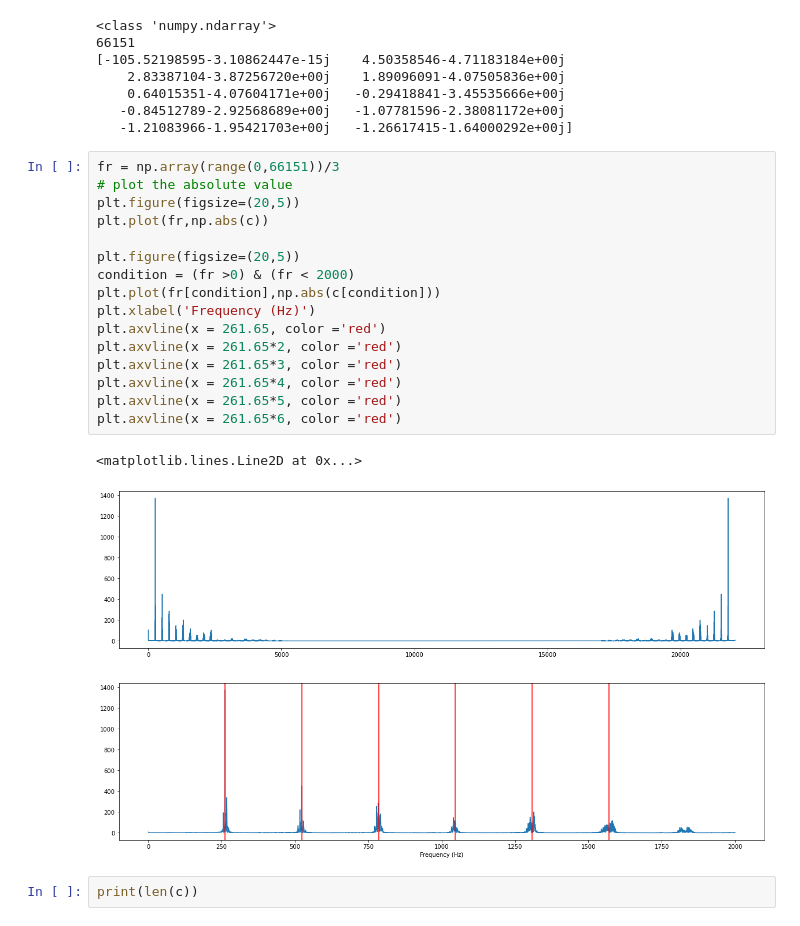
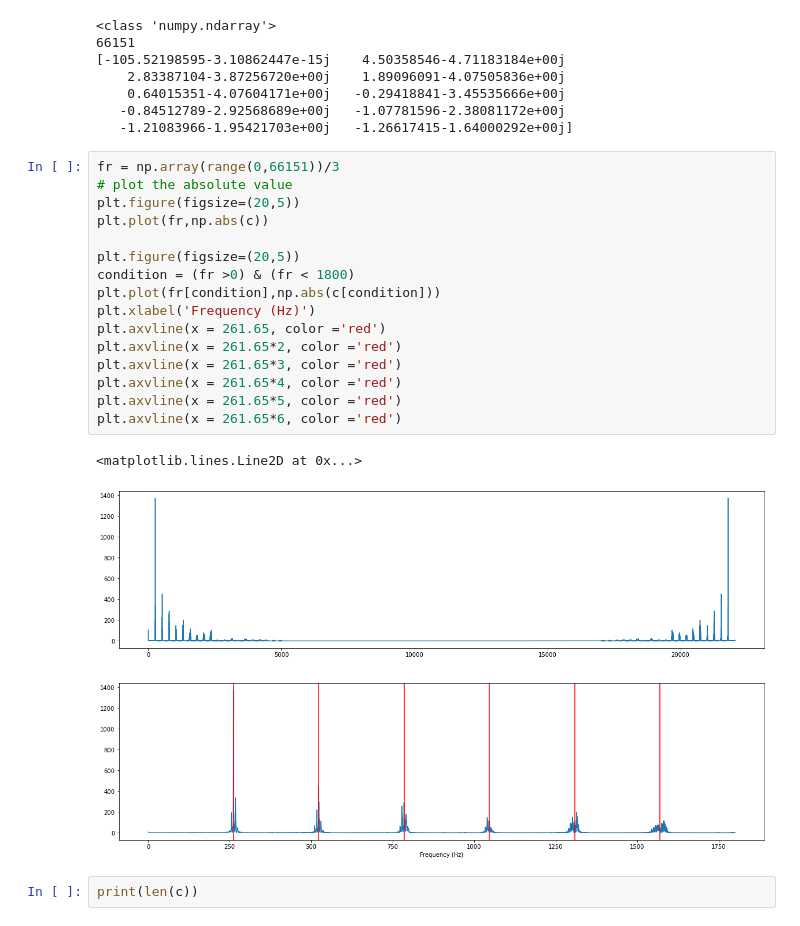
Before and after one commit to Rathees-Koneswarann/matplotlib-signal-analisis, a Jupyter notebook: violin-sound-process.ipynb, the cells around one changed output. Drawn from its saved outputs; the diff is of its cells as text.

```diff
--- a/violin-sound-process.ipynb
+++ b/violin-sound-process.ipynb
@@ -57,23 +57,23 @@ print(c[0:10])
 # %%
 fr = np.array(range(0,66151))/3
 # plot the absolute value
 plt.figure(figsize=(20,5))
 plt.plot(fr,np.abs(c))
 
 plt.figure(figsize=(20,5))
-condition = (fr >0) & (fr < 2000)
+condition = (fr >0) & (fr < 1800)
 plt.plot(fr[condition],np.abs(c[condition]))
 plt.xlabel('Frequency (Hz)')
 plt.axvline(x = 261.65, color ='red')
 plt.axvline(x = 261.65*2, color ='red')
 plt.axvline(x = 261.65*3, color ='red')
 plt.axvline(x = 261.65*4, color ='red')
 plt.axvline(x = 261.65*5, color ='red')
 plt.axvline(x = 261.65*6, color ='red')
 # %% [output]
 <matplotlib.lines.Line2D at 0x...>
 [figure]
-[figure, old version]
+[figure, new version]
 # %%
 print(len(c))
 # %% [output]
```
